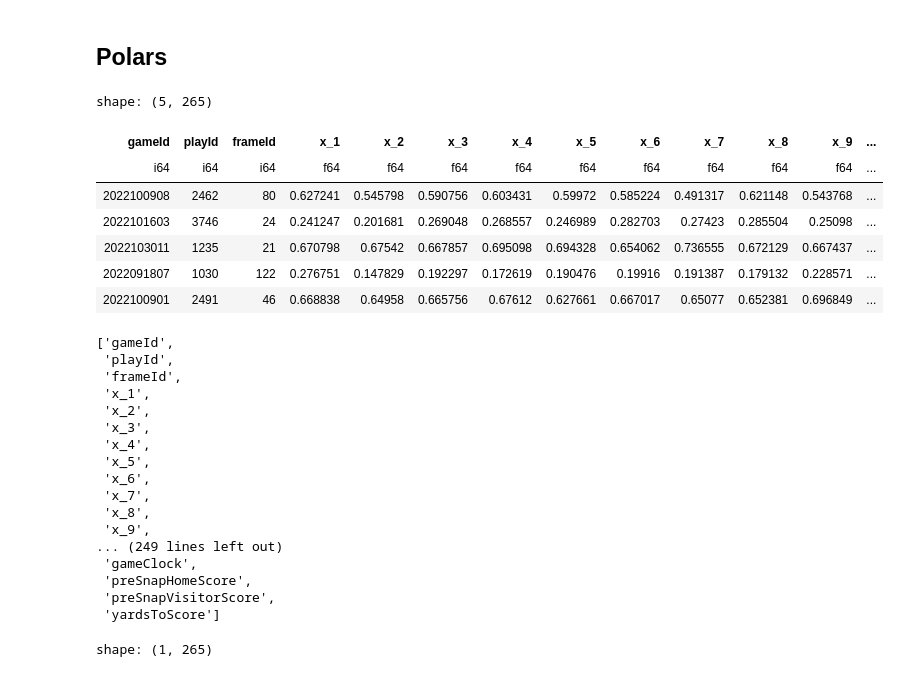
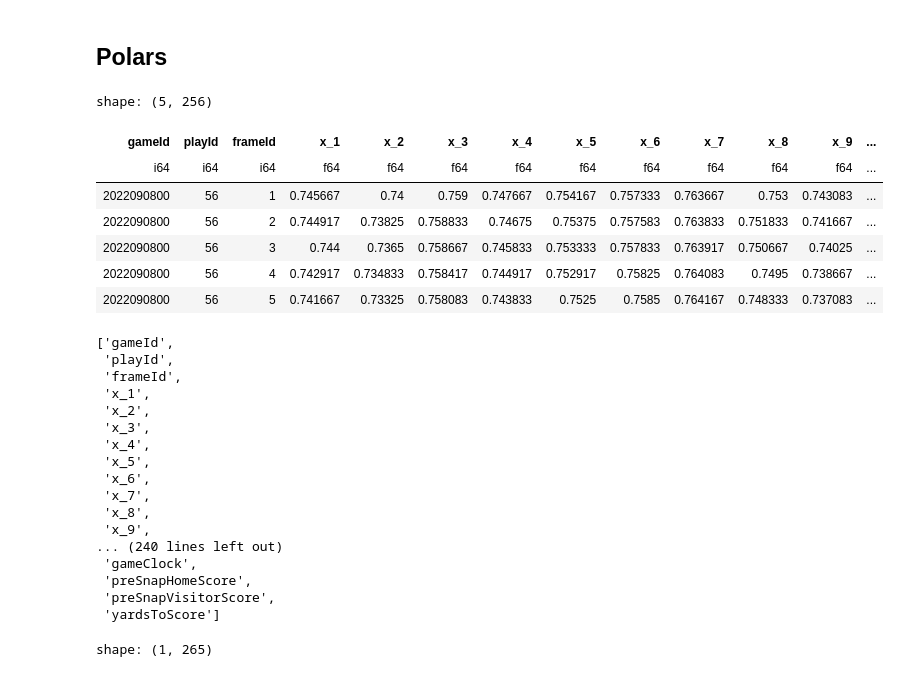
Before and after one commit to pholmes116/NFL-player-trajectories-public, a Jupyter notebook: code/Polars_pipeline.ipynb, the cells around one changed output. Cells and saved outputs as stored; diff of their text form; code cells hidden in the pictures.

```diff
--- a/code/Polars_pipeline.ipynb
+++ b/code/Polars_pipeline.ipynb
@@ -454,20 +454,20 @@ model_input.columns
 # %%
 import polars as pl
 
 # Load parquet
-df_polars = pl.read_parquet("model_input.parquet")
+df_polars = pl.read_parquet("../processed_data/model_input_2.parquet")
 
 # Show the first few rows
 df_polars.head()
 # %% [output]
-shape: (5, 265)
+shape: (5, 256)
 | gameId | playId | frameId | x_1 | x_2 | x_3 | x_4 | x_5 | x_6 | x_7 | x_8 | x_9 | ... |
 | i64 | i64 | i64 | f64 | f64 | f64 | f64 | f64 | f64 | f64 | f64 | f64 | ... |
-| 2022100908 | 2462 | 80 | 0.627241 | 0.545798 | 0.590756 | 0.603431 | 0.59972 | 0.585224 | 0.491317 | 0.621148 | 0.543768 | ... |
-| 2022101603 | 3746 | 24 | 0.241247 | 0.201681 | 0.269048 | 0.268557 | 0.246989 | 0.282703 | 0.27423 | 0.285504 | 0.25098 | ... |
-| 2022103011 | 1235 | 21 | 0.670798 | 0.67542 | 0.667857 | 0.695098 | 0.694328 | 0.654062 | 0.736555 | 0.672129 | 0.667437 | ... |
-| 2022091807 | 1030 | 122 | 0.276751 | 0.147829 | 0.192297 | 0.172619 | 0.190476 | 0.19916 | 0.191387 | 0.179132 | 0.228571 | ... |
-| 2022100901 | 2491 | 46 | 0.668838 | 0.64958 | 0.665756 | 0.67612 | 0.627661 | 0.667017 | 0.65077 | 0.652381 | 0.696849 | ... |
+| 2022090800 | 56 | 1 | 0.745667 | 0.74 | 0.759 | 0.747667 | 0.754167 | 0.757333 | 0.763667 | 0.753 | 0.743083 | ... |
+| 2022090800 | 56 | 2 | 0.744917 | 0.73825 | 0.758833 | 0.74675 | 0.75375 | 0.757583 | 0.763833 | 0.751833 | 0.741667 | ... |
+| 2022090800 | 56 | 3 | 0.744 | 0.7365 | 0.758667 | 0.745833 | 0.753333 | 0.757833 | 0.763917 | 0.750667 | 0.74025 | ... |
+| 2022090800 | 56 | 4 | 0.742917 | 0.734833 | 0.758417 | 0.744917 | 0.752917 | 0.75825 | 0.764083 | 0.7495 | 0.738667 | ... |
+| 2022090800 | 56 | 5 | 0.741667 | 0.73325 | 0.758083 | 0.743833 | 0.7525 | 0.7585 | 0.764167 | 0.748333 | 0.737083 | ... |
 # %%
 df_polars.columns
 # %% [output]
@@ -483,7 +483,7 @@ df_polars.columns
  'x_7',
  'x_8',
  'x_9',
-... (249 lines left out)
+... (240 lines left out)
  'gameClock',
  'preSnapHomeScore',
  'preSnapVisitorScore',
```
Also changed, not shown: 7 other files.
